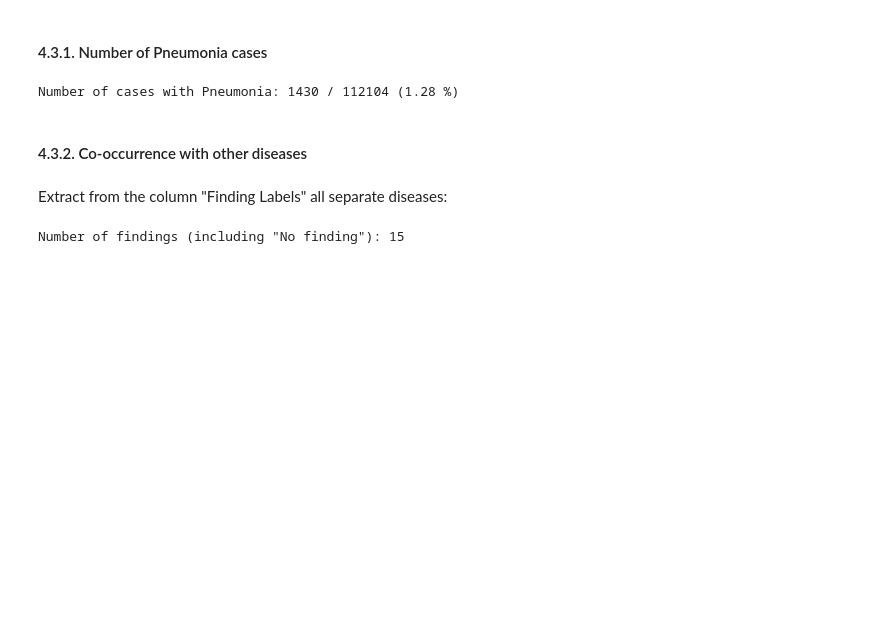
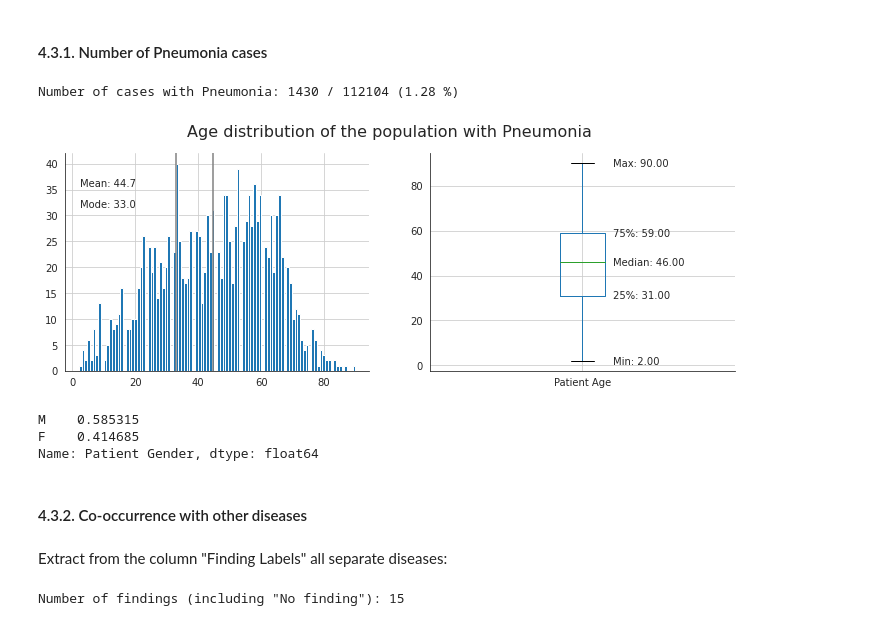
Before and after one commit to lmasello/pneumonia-detection-from-chest-x-rays, a Jupyter notebook: EDA.ipynb, the cells around one changed output. Drawn from its saved outputs; the diff is of its cells as text; code cells hidden in the pictures; blank space fills up the shorter version.

```diff
--- a/EDA.ipynb
+++ b/EDA.ipynb
@@ -216,6 +256,19 @@ print(f'Number of cases with Pneumonia: ' +
         f' ({all_xray_df.has_pneumonia.mean()*100:.2f} %)')
 # %% [output]
 Number of cases with Pneumonia: 1430 / 112104 (1.28 %)
+# %%
+plot_hist_and_boxplot(
+    all_xray_df.query("has_pneumonia"),
+    'Patient Age',
+    'Age distribution of the population with Pneumonia')
+# %% [output]
+[figure, added]
+# %%
+all_xray_df.query("has_pneumonia")['Patient Gender'].value_counts(normalize=True)
+# %% [output]
+M    0.585315
+F    0.414685
+Name: Patient Gender, dtype: float64
 # %% [markdown]
 #### 4.3.2. Co-occurrence with other diseases
 # %% [markdown]
```
Also changed, not shown: parts of 65 cells of this notebook.
